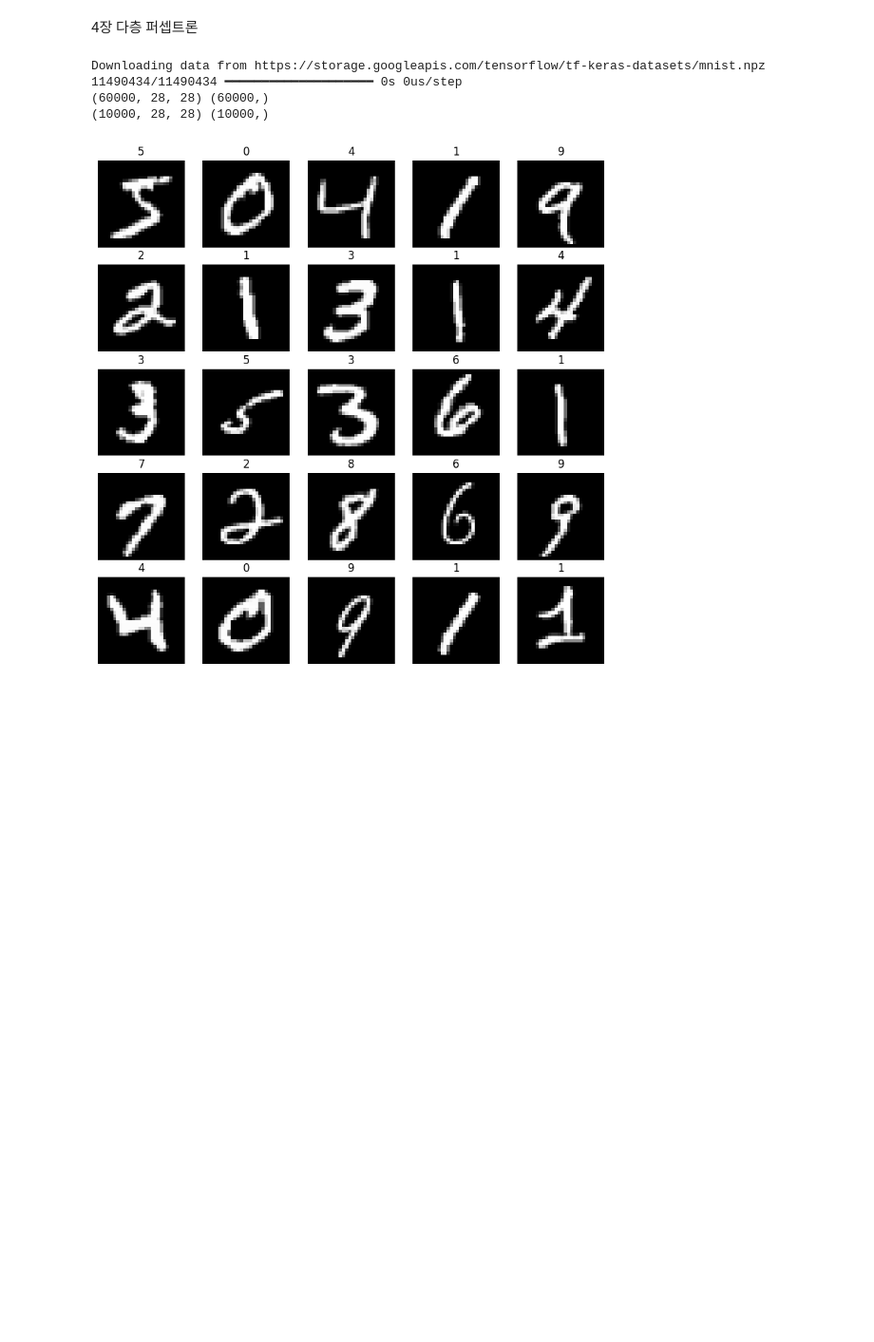
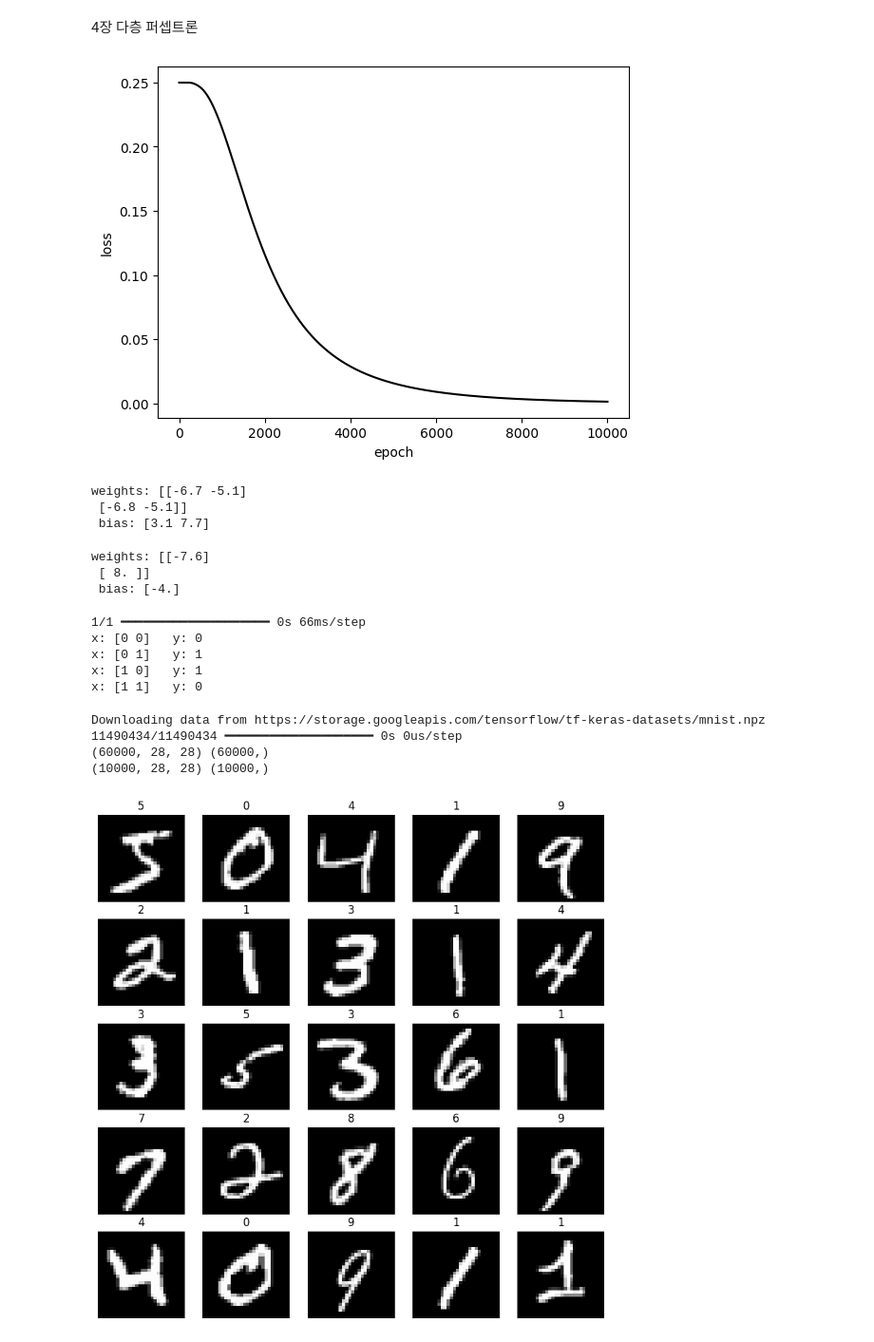
Before and after one commit to changsuk-oh/introduction-to-deep-learning, a Jupyter notebook: 4장_다층_퍼셉트론.ipynb, the cells around one changed output. Shown: that part at 95% size. Cells and saved outputs as stored; diff of their text form; code cells hidden in the pictures; blank space fills up the shorter version.

```diff
--- a/4장_다층_퍼셉트론.ipynb
+++ b/4장_다층_퍼셉트론.ipynb
@@ -1,3 +1,78 @@
 # %% [markdown]
 4장 다층 퍼셉트론
+# %%
+# 예제 4.1 다층 퍼셉트론 XOR 연산
+
+# 셋업
+import tensorflow as tf
+from tensorflow.keras import Model, Input
+from tensorflow.keras.layers import Dense
+from tensorflow.keras.initializers import RandomNormal
+import numpy as np
+import matplotlib.pyplot as plt
+
+# 데이터 준비
+x_train = np.array([[0, 0], [0, 1], [1, 0], [1, 1]])   # 학습 데이터
+y_train = np.array([[0], [1], [1], [0]])   # 레이블(정답)
+# %%
+# 모델 생성
+inputs = Input(shape=(2,))   # 입력 특징 2개
+x = Dense(2, kernel_initializer=RandomNormal(seed=7),   # 은닉층 뉴런 2개
+          activation="sigmoid")(inputs)   # sigmoid 함수 사용
+outputs =  Dense(1,   # 출력층 뉴런 1개
+           kernel_initializer=RandomNormal(seed=7),
+           activation="sigmoid")(x)   # sigmoid 함수 사용
+
+model = Model(inputs, outputs)
+# %%
+# 모델 컴파일
+model.compile(optimizer="adam", loss="mse")
+# %%
+# 모델 학습
+history = model.fit(x_train, y_train, epochs=10000, verbose=0)
+# %%
+# 학습 결과 시각화
+epochs = range(1, len(history.history['loss']) + 1)
+
+plt.plot(epochs, history.history['loss'], color='black')
+plt.xlabel('epoch')
+plt.ylabel('loss')
+
+plt.show()
+# %% [output]
+[figure, added]
+# %%
+# 학습 후 은닉층 가중치와 바이어스 확인
+weights, biases = model.layers[1].get_weights()
+
+print(f"weights: {weights.round(1)} \n bias: {biases.round(1)}")
+# %% [output]
+weights: [[-6.7 -5.1]
+ [-6.8 -5.1]]
+ bias: [3.1 7.7]
+# %%
+# 학습 후 출력층 가중치와 바이어스 확인
+weights, bias = model.layers[2].get_weights()
+
+print(f"weights: {weights.round(1)} \n bias: {bias.round(1)}")
+# %% [output]
+weights: [[-7.6]
+ [ 8. ]]
+ bias: [-4.]
+# %%
+# 모델 예측
+x = np.array([[0, 0], [0, 1], [1, 0], [1, 1]])   # 입력 패턴
+
+threshold = 0.5   # 임계치 0.5
+
+y_pred = (model.predict(x) >= threshold).astype(int).ravel()
+
+for i in range(4):
+    print(f"x: {x[i]}   y: {y_pred[i]}")   # 예측 결과 확인
+# %% [output]
+1/1 ━━━━━━━━━━━━━━━━━━━━ 0s 66ms/step
+x: [0 0]   y: 0
+x: [0 1]   y: 1
+x: [1 0]   y: 1
+x: [1 1]   y: 0
 # %%
```
Also changed, not shown: parts of 3 cells of this notebook, 1 other file.
